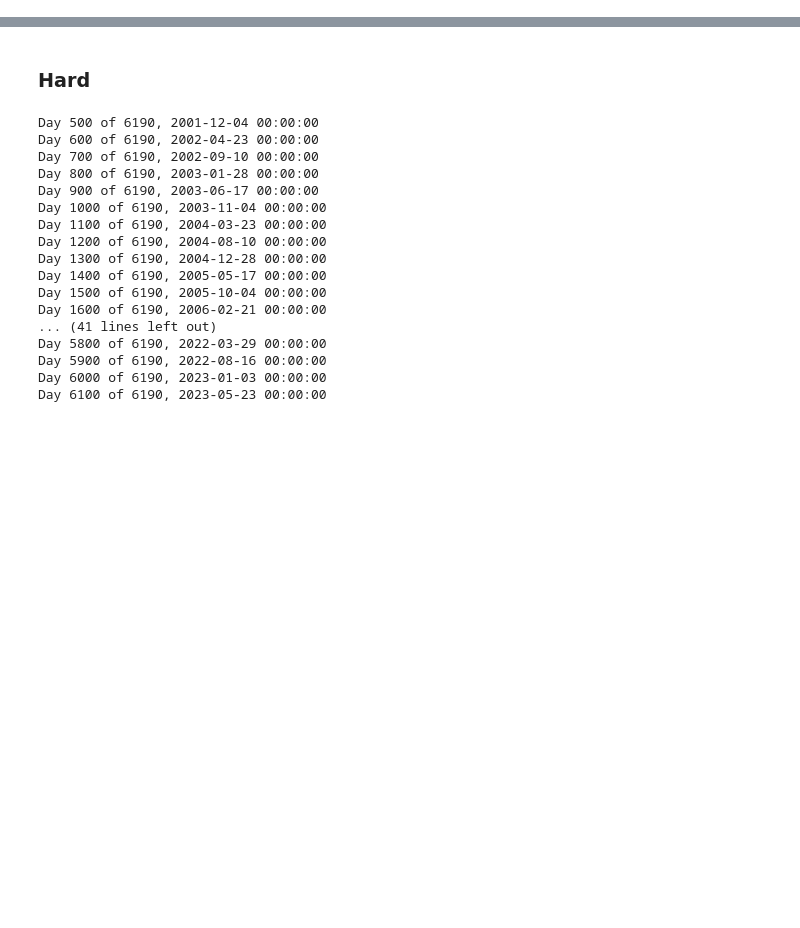
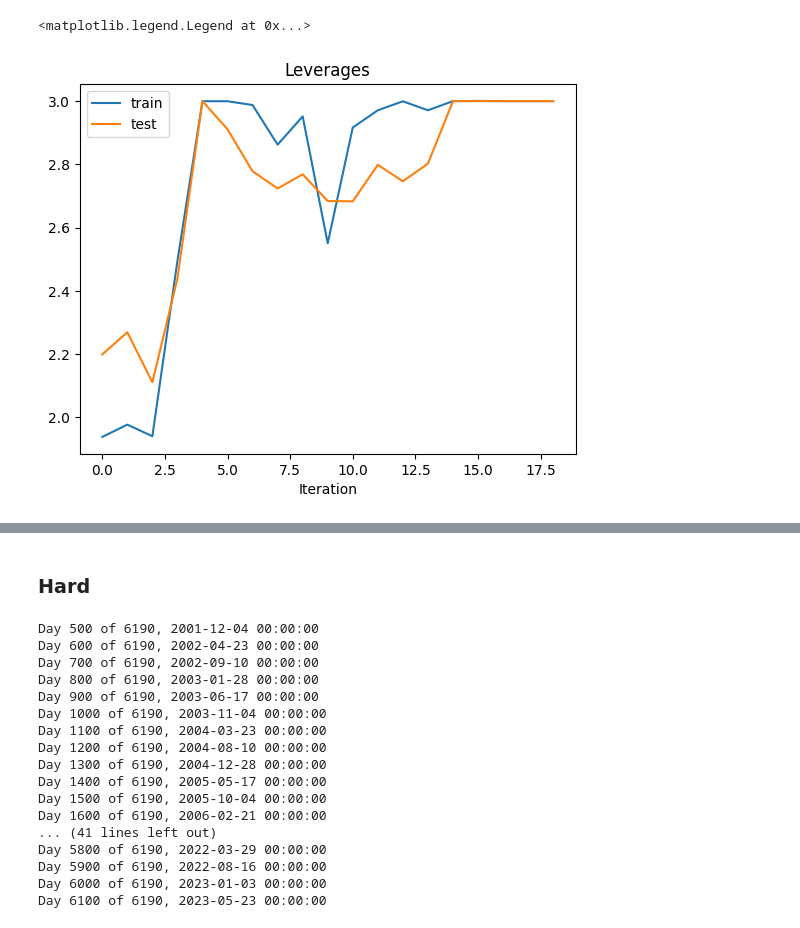
Before and after one commit to cvxgrp/markowitz-reference, a Jupyter notebook: experiments/playground.ipynb, the cells around one changed output, grey strips where cells are left out. Cells and saved outputs as stored; diff of their text form; code cells hidden in the pictures; blank space fills up the shorter version.

```diff
--- a/experiments/playground.ipynb
+++ b/experiments/playground.ipynb
@@ -341,0 +360,9 @@ turnover: 51.65995090242611
+# %%
+plt.plot(leverages_train, label="train")
+plt.plot(leverages_test, label="test")
+plt.title("Leverages")
+plt.xlabel("Iteration")
+plt.legend()
+# %% [output]
+<matplotlib.legend.Legend at 0x...>
+[figure, added]
```
Also changed, not shown: parts of 24 cells of this notebook, 3 other files.
